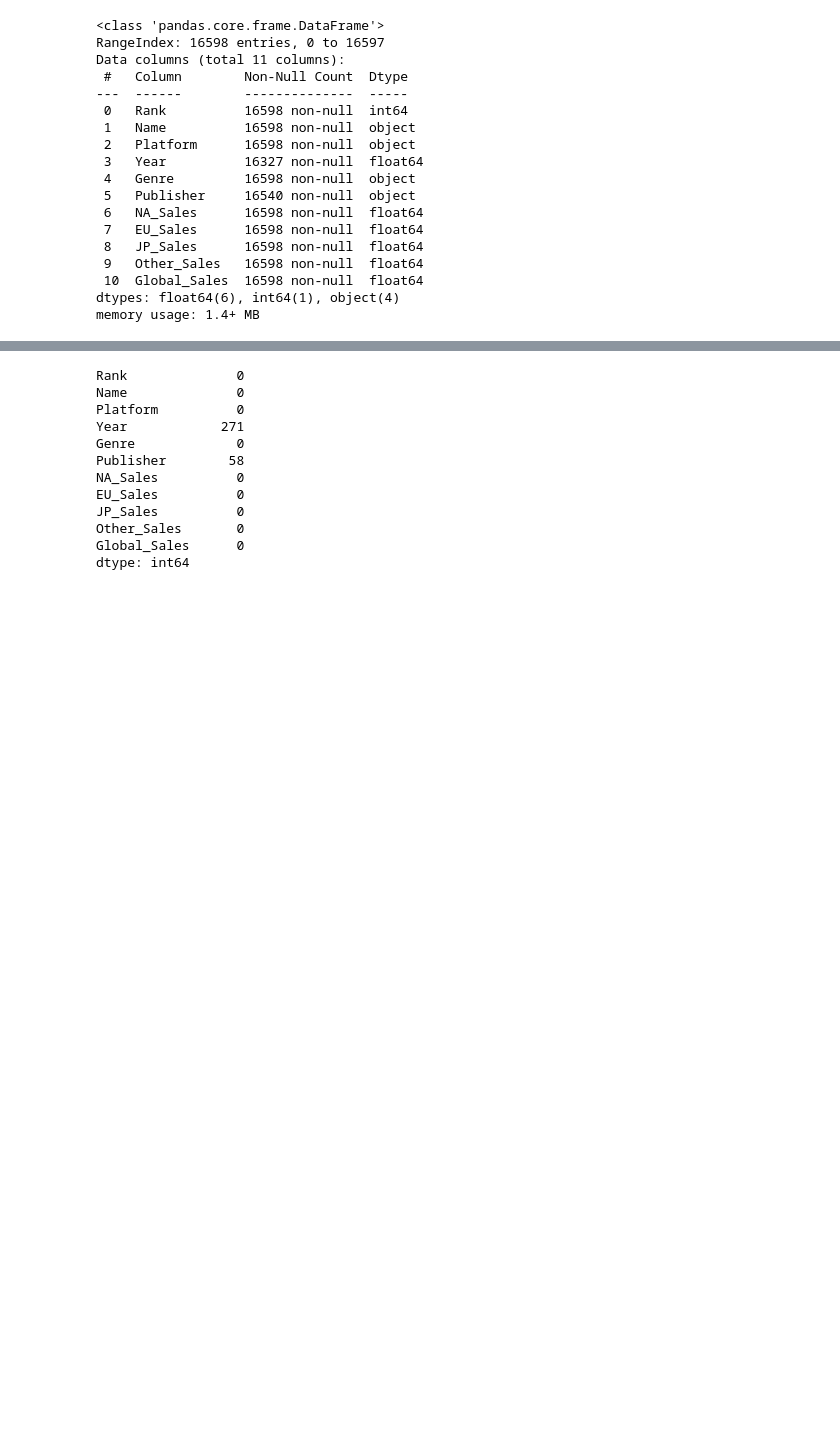
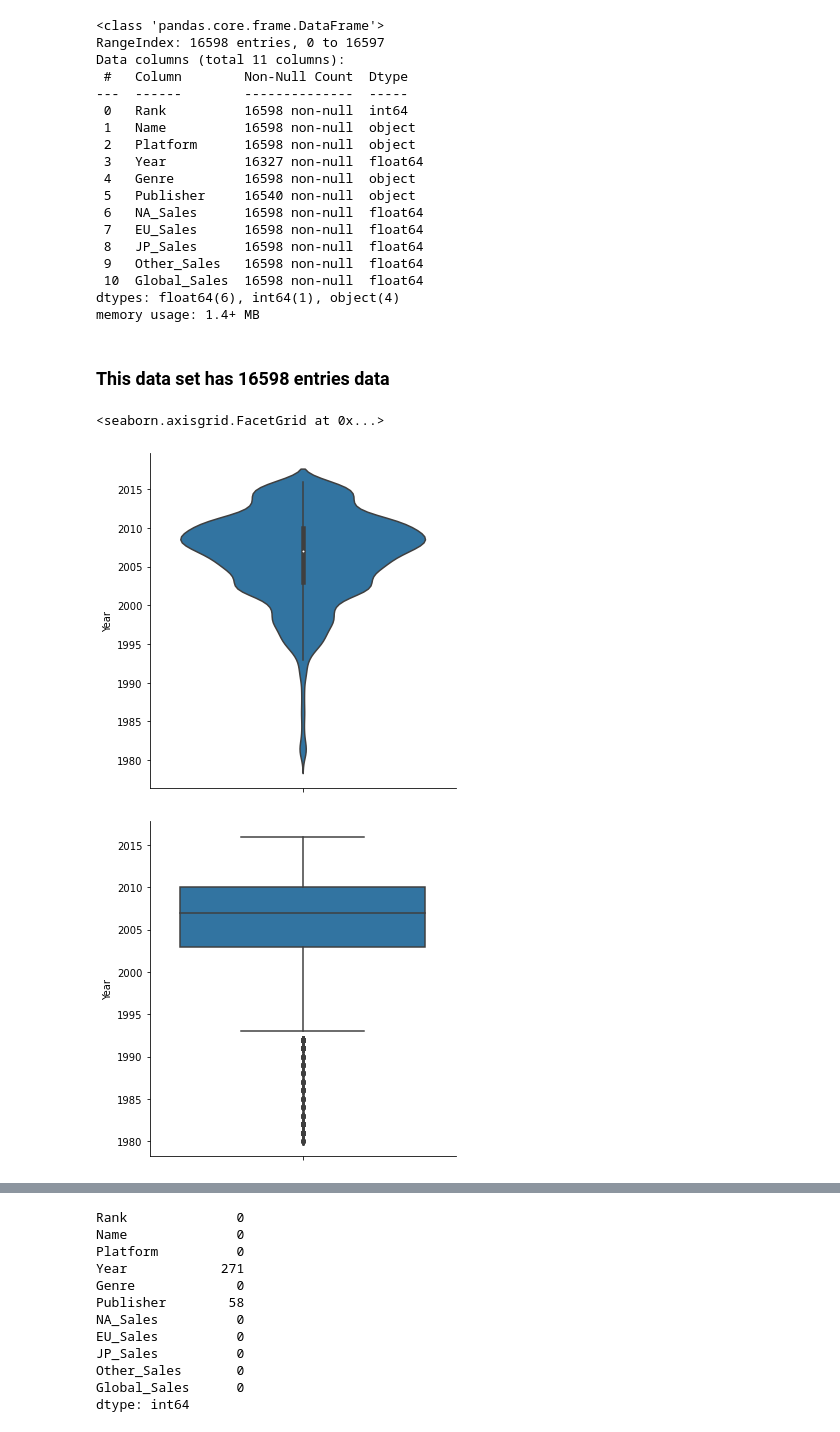
Before and after one commit to pumpumzpum/CPE352_Data_science, a Jupyter notebook: Data_science_Lab2.ipynb, the cells around one changed output, grey strips where cells are left out. Drawn from its saved outputs; the diff is of its cells as text; code cells hidden in the pictures; blank space fills up the shorter version.

```diff
--- a/Data_science_Lab2.ipynb
+++ b/Data_science_Lab2.ipynb
@@ -84,3 +128,12 @@ Data columns (total 11 columns):
  10  Global_Sales  16598 non-null  float64
 dtypes: float64(6), int64(1), object(4)
 memory usage: 1.4+ MB
+# %% [markdown]
+### This data set has 16598 entries data
+# %%
+sns.catplot(data = vgSalesData, y="Year", kind="violin")
+sns.catplot(data = vgSalesData, y="Year", kind="box")
+# %% [output]
+<seaborn.axisgrid.FacetGrid at 0x...>
+[figure, added]
+[figure, added]
```
Also changed, not shown: parts of 40 cells of this notebook.
